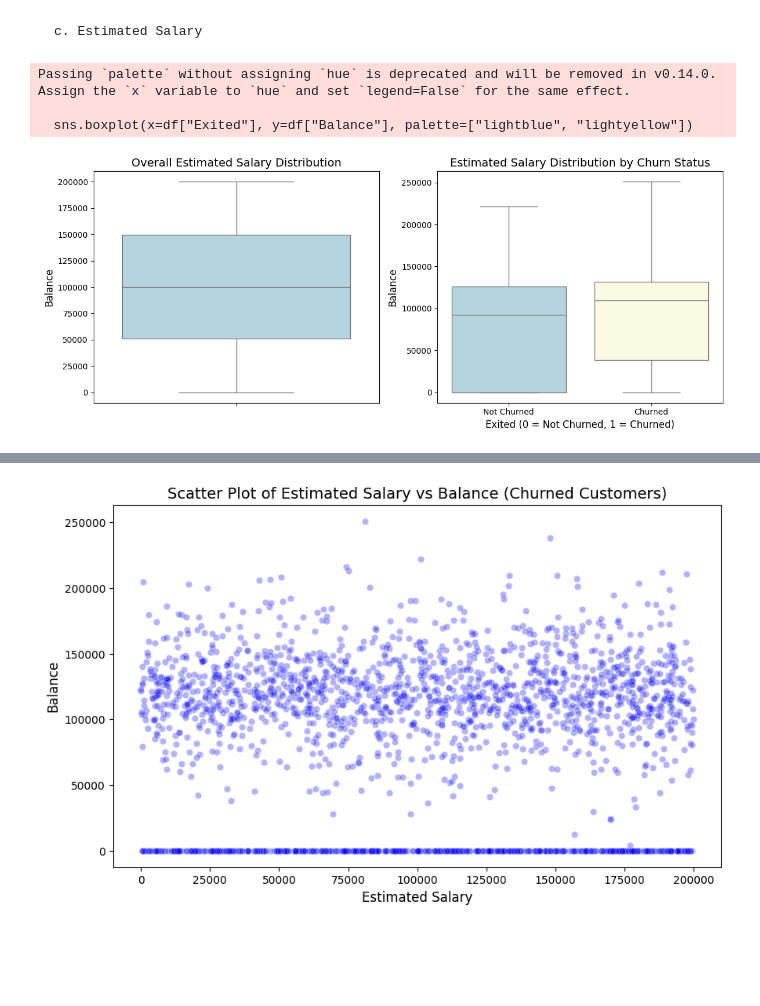
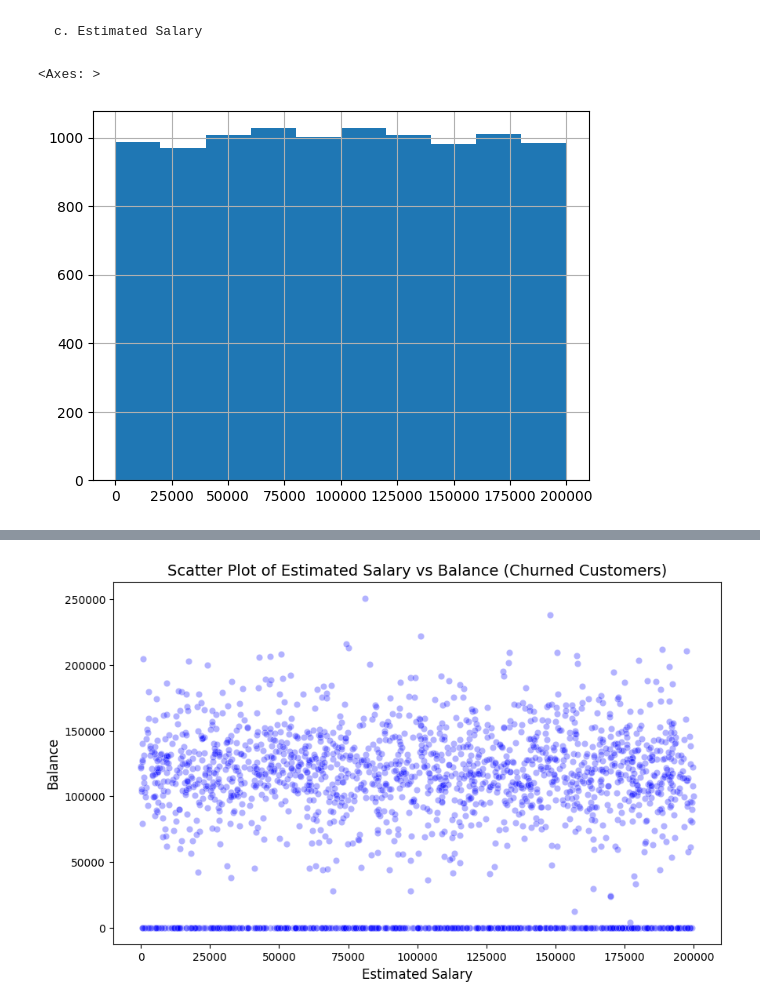
Before and after one commit to uyenvy022/churncustomer, a Jupyter notebook: Bank_Customer_Churn_Analysis.ipynb, the cells around one changed output, grey strips where cells are left out. Saved outputs shown, nothing was run; the diff lists cells and outputs as text; code cells hidden in the pictures; blank space fills up the shorter version.

```diff
--- a/Bank_Customer_Churn_Analysis.ipynb
+++ b/Bank_Customer_Churn_Analysis.ipynb
@@ -226,38 +223,0 @@ plt.show()
-# %%
-from mpl_toolkits.mplot3d import Axes3D
-import numpy as np
-
-df["Gender_Num"] = df["Gender"].map({"Male": 1, "Female": 2})
-df["Geography_Num"] = df["Geography"].map({"France": 1, "Germany": 2, "Spain": 3})
-
-df_churned = df[df["Exited"] == 1].copy()
-
-df_churned["Churn_Count"] = 1
-density_counts = df_churned.groupby(["Age", "Geography_Num", "Gender_Num"])["Churn_Count"].sum().reset_index()
-
-density_dict = {(row["Age"], row["Geography_Num"], row["Gender_Num"]): row["Churn_Count"]
-                for _, row in density_counts.iterrows()}
-
-df_churned["Density"] = df_churned.apply(lambda row: density_dict.get((row["Age"], row["Geography_Num"], row["Gender_Num"]), 0), axis=1)
-
-fig = plt.figure(figsize=(12, 8))
-ax = fig.add_subplot(111, projection='3d')
-ax.set_box_aspect([2, 2, 0.5])
-
-sc = ax.scatter(df_churned["Age"], df_churned["Geography_Num"], df_churned["Gender_Num"],
-                c=df_churned["Density"], cmap="Reds", alpha=0.7, s=250)
-
-cbar = fig.colorbar(sc, ax=ax, label="Number of Churned Customers", pad=0.15)
-
-ax.set_xlabel("Age", labelpad=15)
-ax.set_ylabel("Geography (France, Germany, Spain)", labelpad=15)
-ax.set_zlabel("Gender (Male, Female)", labelpad=5)
-
-ax.set_yticks([1, 2, 3])
-ax.set_zticks([1, 2])
-
-ax.view_init(elev=20, azim=-30)
-
-ax.set_title("3D Scatter Plot - Number of Churned Customers", pad=20)
-
-plt.show()
@@ -362,26 +319,7 @@ plt.show()
 # %% [markdown]
     c. Estimated Salary
-# %%
-plt.figure(figsize=(12, 5))
-
-# Subplot 1: Overall estimated salary distribution
-plt.subplot(1, 2, 1)
-sns.boxplot(y=df["EstimatedSalary"], color="lightblue")
-plt.ylabel("Balance", fontsize=12)
-plt.title("Overall Estimated Salary Distribution", fontsize=14)
-
-# Subplot 2: Estimated salary distribution by churn status
-plt.subplot(1, 2, 2)
-sns.boxplot(x=df["Exited"], y=df["Balance"], palette=["lightblue", "lightyellow"])
-plt.xlabel("Exited (0 = Not Churned, 1 = Churned)", fontsize=12)
-plt.ylabel("Balance", fontsize=12)
-plt.title("Estimated Salary Distribution by Churn Status", fontsize=14)
-plt.xticks([0, 1], ["Not Churned", "Churned"])
-
-plt.tight_layout()
-plt.show()
-# %% [output]
-Passing `palette` without assigning `hue` is deprecated and will be removed in v0.14.0. Assign the `x` variable to `hue` and set `legend=False` for the same effect.
-
-  sns.boxplot(x=df["Exited"], y=df["Balance"], palette=["lightblue", "lightyellow"])
-[figure, removed]
+# %%
+df['EstimatedSalary'].hist()
+# %% [output]
+<Axes: >
+[figure, added]
```
Also changed, not shown: parts of 32 cells of this notebook.
